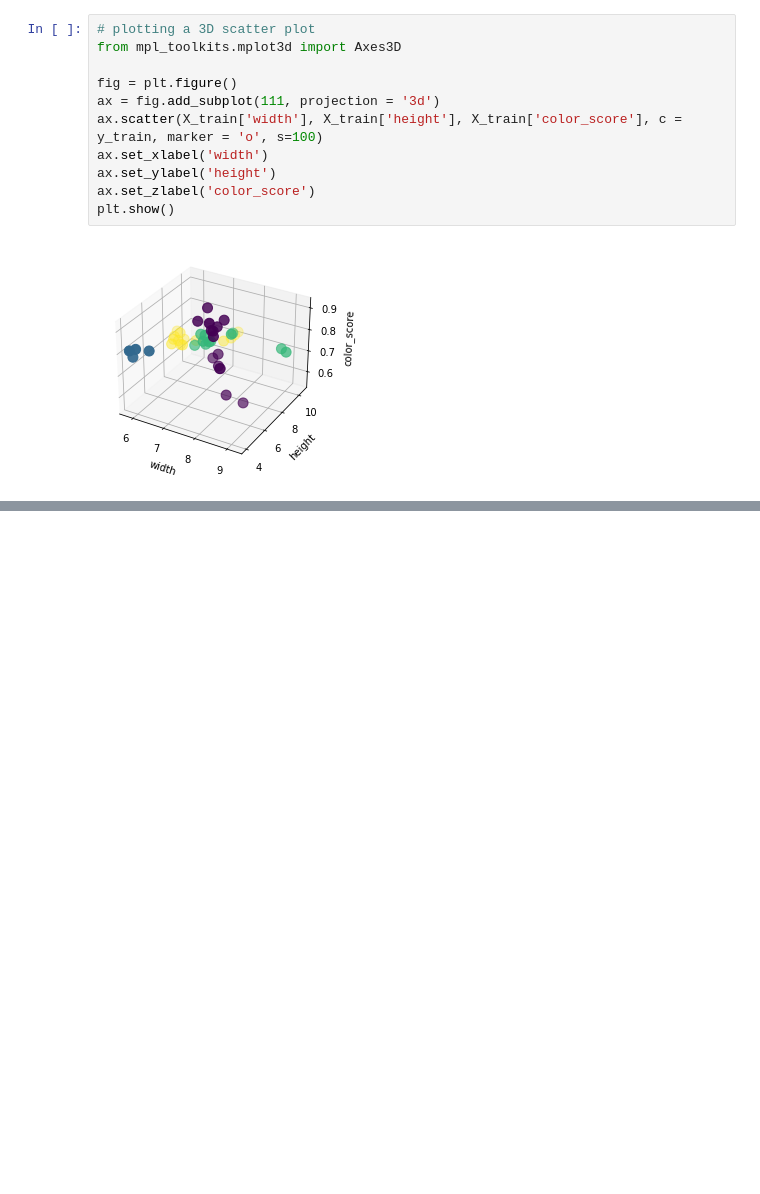
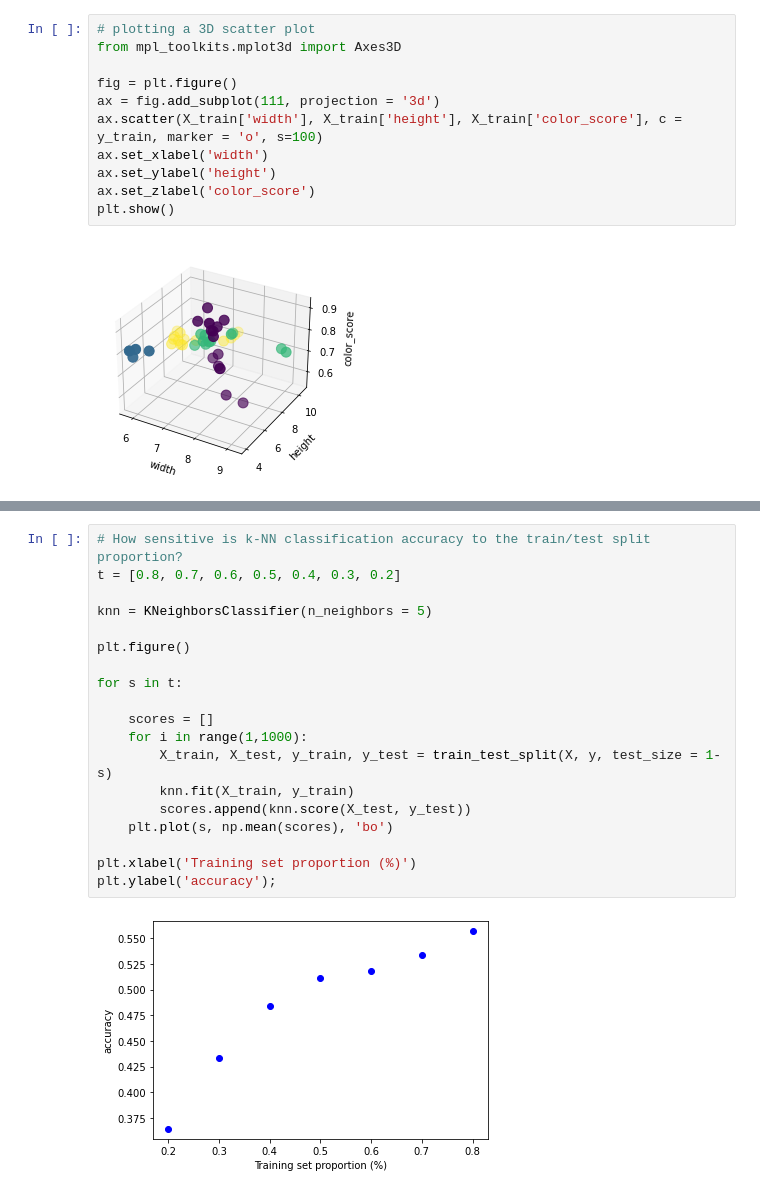
Before and after one commit to danielwon01/Applied-Data-Science-with-Python, a Jupyter notebook: Applied_Machine_Learning_in_Python/Key Concepts in Machine Learning.ipynb, the cells around one changed output, grey strips where cells are left out. Cells and saved outputs as stored; diff of their text form; blank space fills up the shorter version.

```diff
--- a/Applied_Machine_Learning_in_Python/Key Concepts in Machine Learning.ipynb
+++ b/Applied_Machine_Learning_in_Python/Key Concepts in Machine Learning.ipynb
@@ -127,0 +226,21 @@ plt.show()
+# %%
+# How sensitive is k-NN classification accuracy to the train/test split proportion?
+t = [0.8, 0.7, 0.6, 0.5, 0.4, 0.3, 0.2]
+
+knn = KNeighborsClassifier(n_neighbors = 5)
+
+plt.figure()
+
+for s in t:
+
+    scores = []
+    for i in range(1,1000):
+        X_train, X_test, y_train, y_test = train_test_split(X, y, test_size = 1-s)
+        knn.fit(X_train, y_train)
+        scores.append(knn.score(X_test, y_test))
+    plt.plot(s, np.mean(scores), 'bo')
+
+plt.xlabel('Training set proportion (%)')
+plt.ylabel('accuracy');
+# %% [output]
+[figure, added]
```
Also changed, not shown: parts of 13 cells of this notebook.
